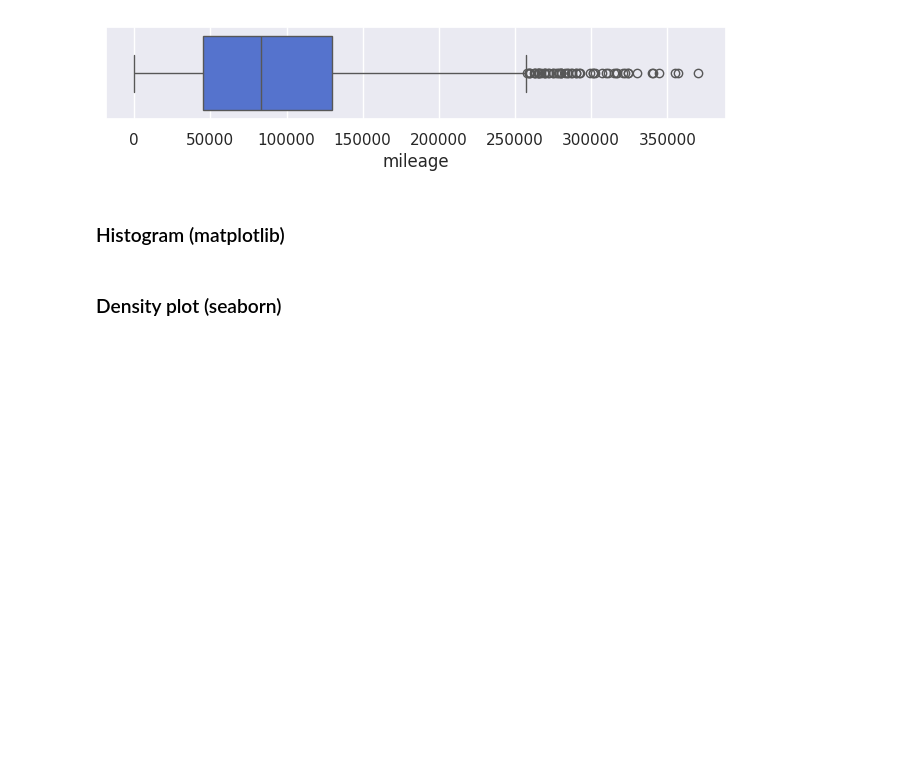
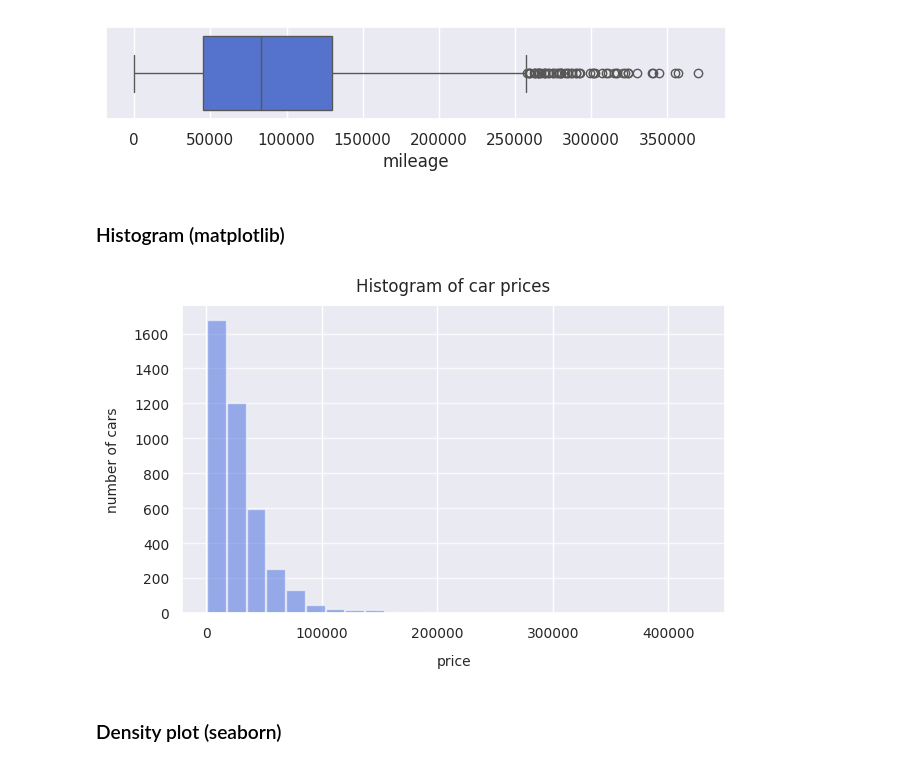
Before and after one commit to migifor-forstmi4/python_exploratory_data_analysis, a Jupyter notebook: exploratory_data_analysis_car_data.ipynb, the cells around one changed output. Cells and saved outputs as stored; diff of their text form; code cells hidden in the pictures; blank space fills up the shorter version.

```diff
--- a/exploratory_data_analysis_car_data.ipynb
+++ b/exploratory_data_analysis_car_data.ipynb
@@ -370,3 +356,32 @@ sns.boxplot(x=df['mileage'], color="royalblue")   #erstellt ein
+# %%
+# Plot Histogram of the variable price
+fig = plt.figure( figsize = (7,4))          #definiert die Größe der Abbildung, wobei die Breite 7 und die Höhe 4 Einheiten beträgt
+plt.xticks(fontsize=14, rotation = 0)       #definiert die Schriftgröße der x-Achsenbeschriftungen auf 14 ohne Rotation
+plt.yticks(fontsize = 14, rotation = 0)     #definiert die Schriftgröße der y-Achsenbeschriftungen auf 14 ohne Rotation
+
+n, bins, patches = plt.hist(x=df['price'],
+                            bins =25,
+                            color = "royalblue",
+                            alpha = 0.5,
+                            rwidth = 0.95)
+
+plt.grid(True)
+plt.ticklabel_format(style='plain')   #definiert das Format der Achsenbeschriftungen auf 'plain', um wissenschaftliche Notation zu vermeiden
+plt.grid(axis='y', alpha=0.75)
+
+# Set labels
+plt.xlabel('price', fontsize = 10, labelpad = 10)    #definiert die x-Achsenbeschriftung mit dem Text 'price', einer Schriftgröße von 10 und einem Abstand von 10 Einheiten zum Achsenrand
+plt.ylabel('number of cars', fontsize = 10, labelpad = 10)   #definiert die y-Achsenbeschriftung mit dem Text 'number of cars', einer Schriftgröße von 10 und einem Abstand von 10 Einheiten zum Achsenrand
+plt.title('Histogram of car prices', fontsize = 12, pad = 10)   #definiert den Titel der Abbildung mit dem Text 'Histogram of car prices' und einer Schriftgröße von 12, pad legt den Abstand des Titels zum oberen Rand der Abbildung fest
+
+# Set fontsize of tick labels
+plt.xticks(fontsize=10)        #definiert die Schriftgröße der x-Achsenbeschriftungen auf 10
+plt.yticks(fontsize=10)        #definiert die Schriftgröße der y-Achsenbeschriftungen auf 10
+
+# Show plot
+plt.show()
+# %% [output]
+[figure, added]
 # %% [markdown]
 ### Density plot  (seaborn)
 # %%
```
Also changed, not shown: parts of 1 cell of this notebook.
